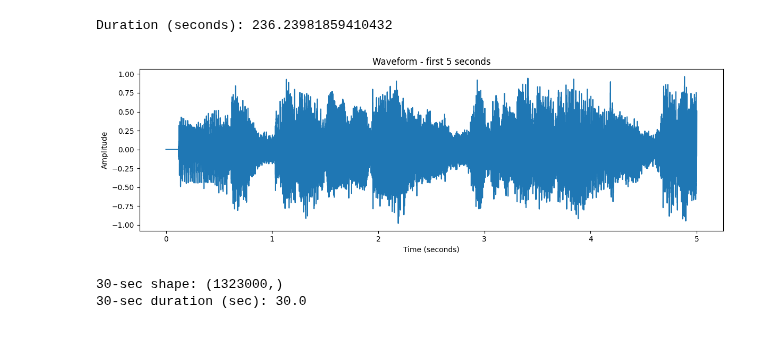
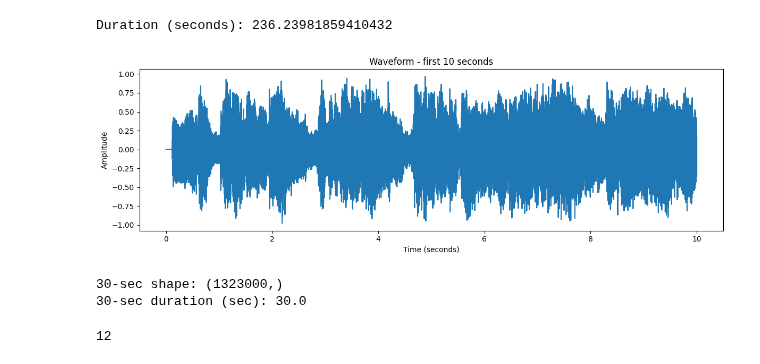
Before and after one commit to boseongkang/mlproject, a Jupyter notebook: notebooks/audio/audio_analysis.ipynb, the cells around one changed output. Drawn from its saved outputs; the diff is of its cells as text; code cells hidden in the pictures.

```diff
--- a/notebooks/audio/audio_analysis.ipynb
+++ b/notebooks/audio/audio_analysis.ipynb
@@ -120,22 +120,22 @@ print("Duration (seconds):", duration)
 t = np.arange(len(mono_norm)) / sr
 # %% [output]
 Duration (seconds): 236.23981859410432
+# %%
+seconds = 10  # show first 10 seconds
+
+# 그냥 sanity check 해본거임. 여기서 10초는 의미가 있는건 아니고 잘 뽑혔나 테스팅 정도?
+
+end_sample = int(seconds * sr)
 # %%
-seconds = 5  # show first 5 seconds
-
-# 그냥 sanity check 해본거임. 여기서 5초는 의미가 있는건 아니고 잘 뽑혔나 테스팅 정도?
-
-end_sample = int(seconds * sr)
-
 plt.figure(figsize=(12, 4))
 plt.plot(t[:end_sample], mono_norm[:end_sample])
 plt.xlabel("Time (seconds)")
 plt.ylabel("Amplitude")
 plt.title(f"Waveform - first {seconds} seconds")
 plt.tight_layout()
 plt.show()
 # %% [output]
-[figure, old version]
+[figure, new version]
 # %%
 # 우리 30초만 뽑아볼거니까 여기서 한번 설정을 줘보도록 해볼게.
 
@@ -178,3 +178,7 @@ hop_length = 512      # 적절한 예 인지는 모르겠는데 파노라마 사
 
 window = np.hanning(n_fft)  # STFT 할 때 소리를 2048를 하나의 덩어리로 보잖아? 근데 그냥 뚝 잘라서 FFT 하면, 덩어리의 양 끝이 갑자기 끊기면서 주파수 결과에 가짜 잡음이 생김 / 한덩이 fft, 여러덩이 stft
                             # Hanning window: 자르기 전에 양 끝을 테이프로 살짝 눌러 부드럽게 만든 다음 자르는 느낌
+# %%
+12
+# %% [output]
+12
```
Also changed, not shown: 1 other file.
